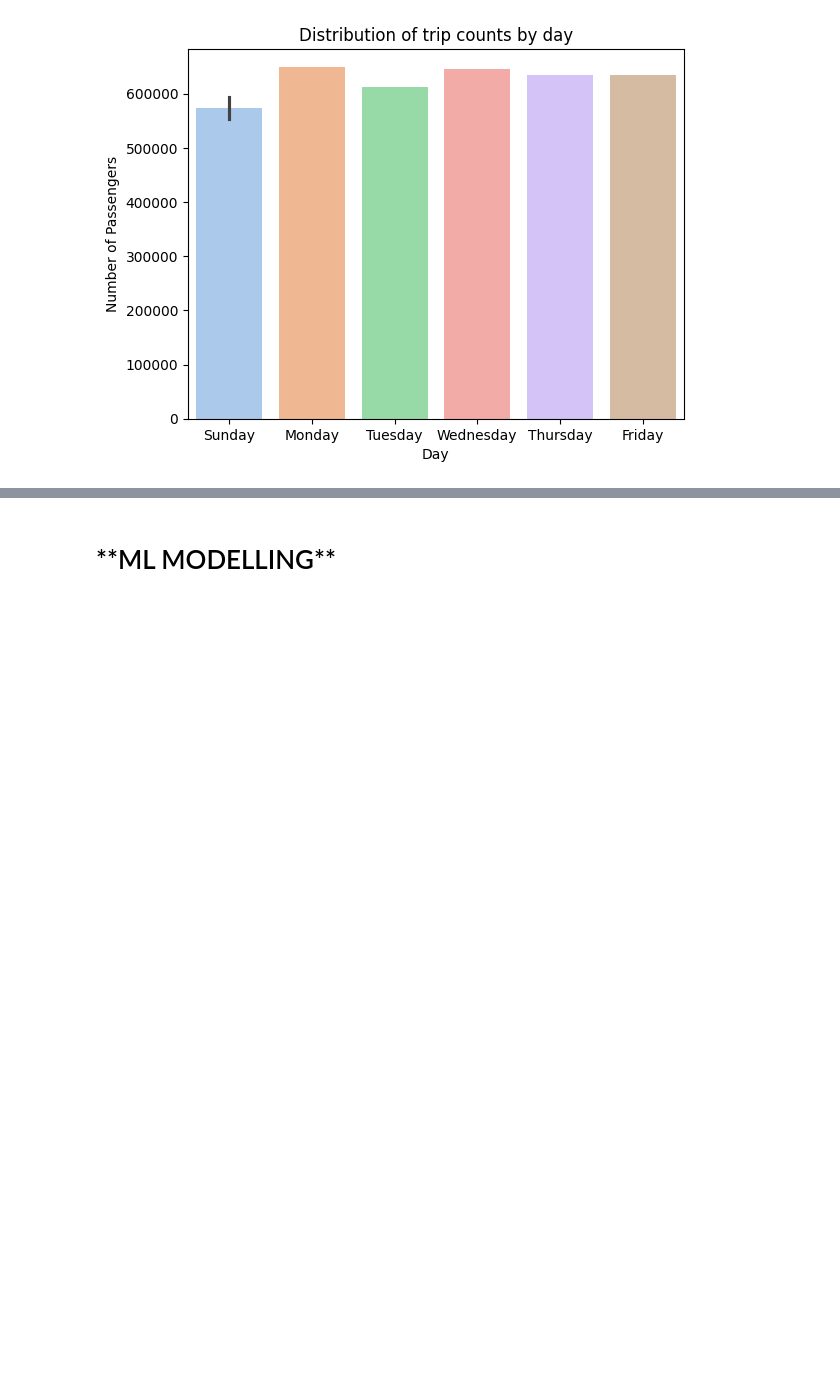
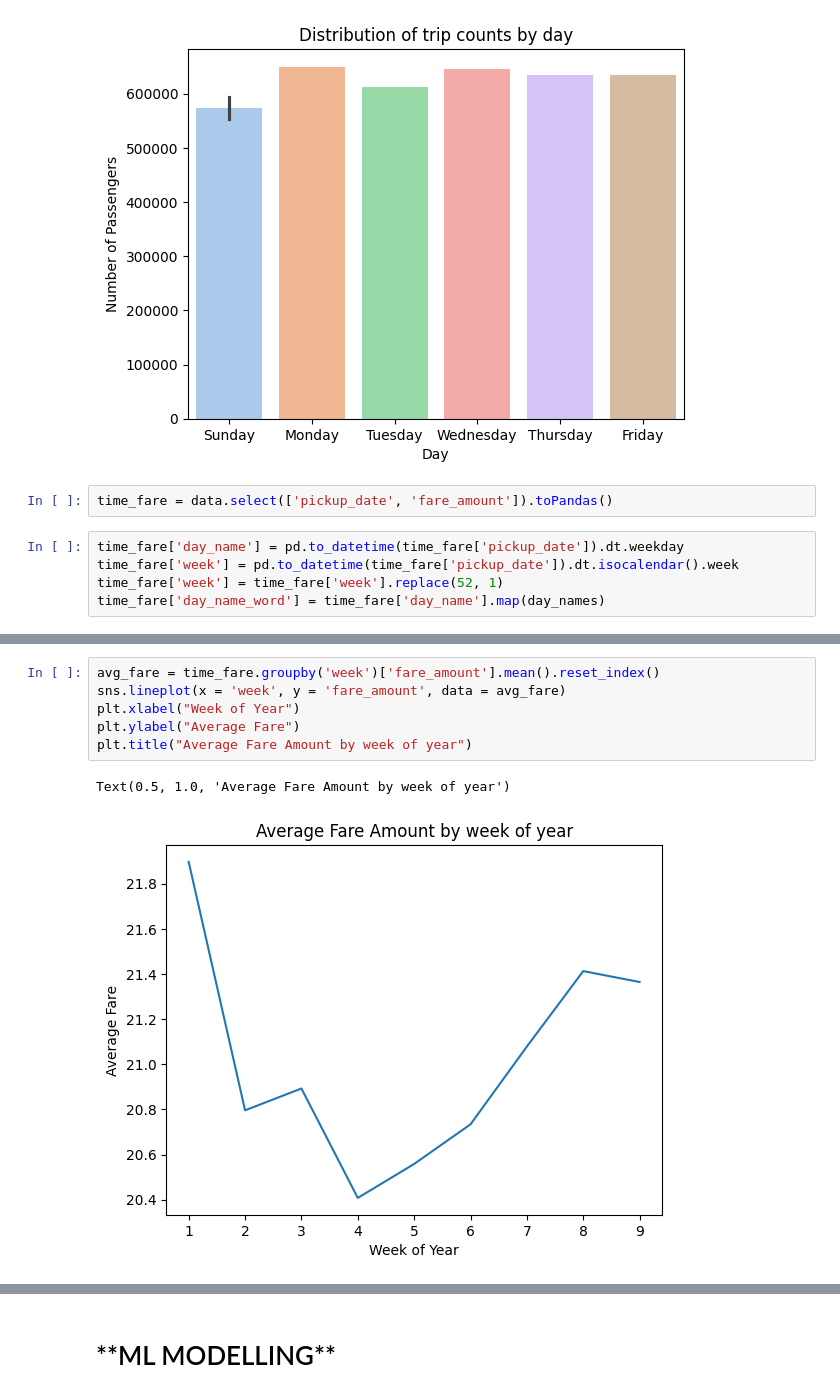
Before and after one commit to NavyaKiran/NYCTaxiFarePrediciton, a Jupyter notebook: NYC_Taxi_Fare_Prediction.ipynb, the cells around one changed output, grey strips where cells are left out. Cells and saved outputs as stored; diff of their text form; blank space fills up the shorter version.

```diff
--- a/NYC_Taxi_Fare_Prediction.ipynb
+++ b/NYC_Taxi_Fare_Prediction.ipynb
@@ -936,3 +936,10 @@ Passing `palette` without assigning `hue` is deprecated and will be removed in v
   sns.barplot(x = 'day_name_word', y = 'passenger_count', data = day_counts, palette = 'pastel')
 Text(0, 0.5, 'Number of Passengers')
 [figure]
+# %%
+time_fare = data.select(['pickup_date', 'fare_amount']).toPandas()
+# %%
+time_fare['day_name'] = pd.to_datetime(time_fare['pickup_date']).dt.weekday
+time_fare['week'] = pd.to_datetime(time_fare['pickup_date']).dt.isocalendar().week
+time_fare['week'] = time_fare['week'].replace(52, 1)
+time_fare['day_name_word'] = time_fare['day_name'].map(day_names)
@@ -938,0 +955,9 @@ Text(0, 0.5, 'Number of Passengers')
+# %%
+avg_fare = time_fare.groupby('week')['fare_amount'].mean().reset_index()
+sns.lineplot(x = 'week', y = 'fare_amount', data = avg_fare)
+plt.xlabel("Week of Year")
+plt.ylabel("Average Fare")
+plt.title("Average Fare Amount by week of year")
+# %% [output]
+Text(0.5, 1.0, 'Average Fare Amount by week of year')
+[figure, added]
```
Also changed, not shown: parts of 3 cells of this notebook.
